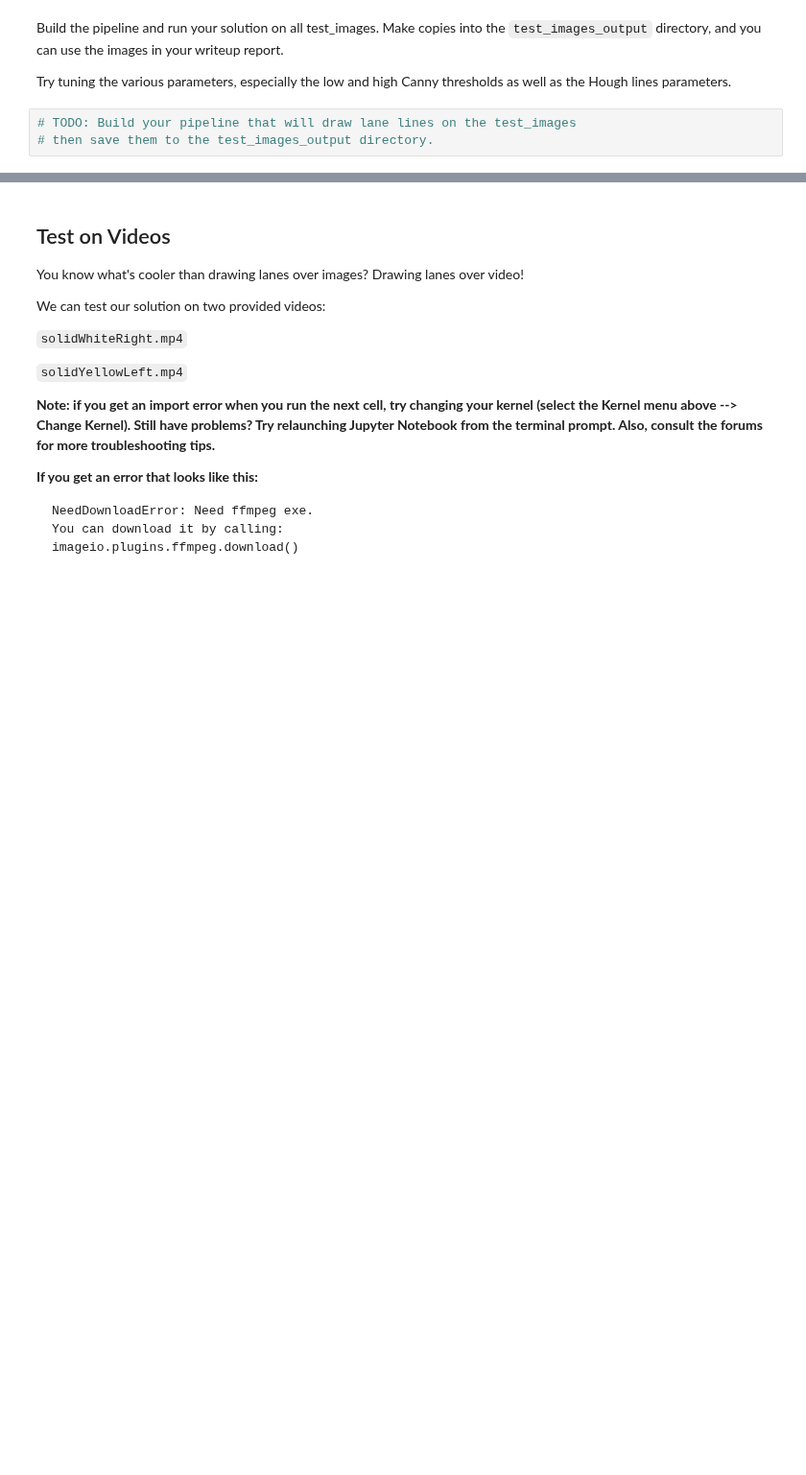
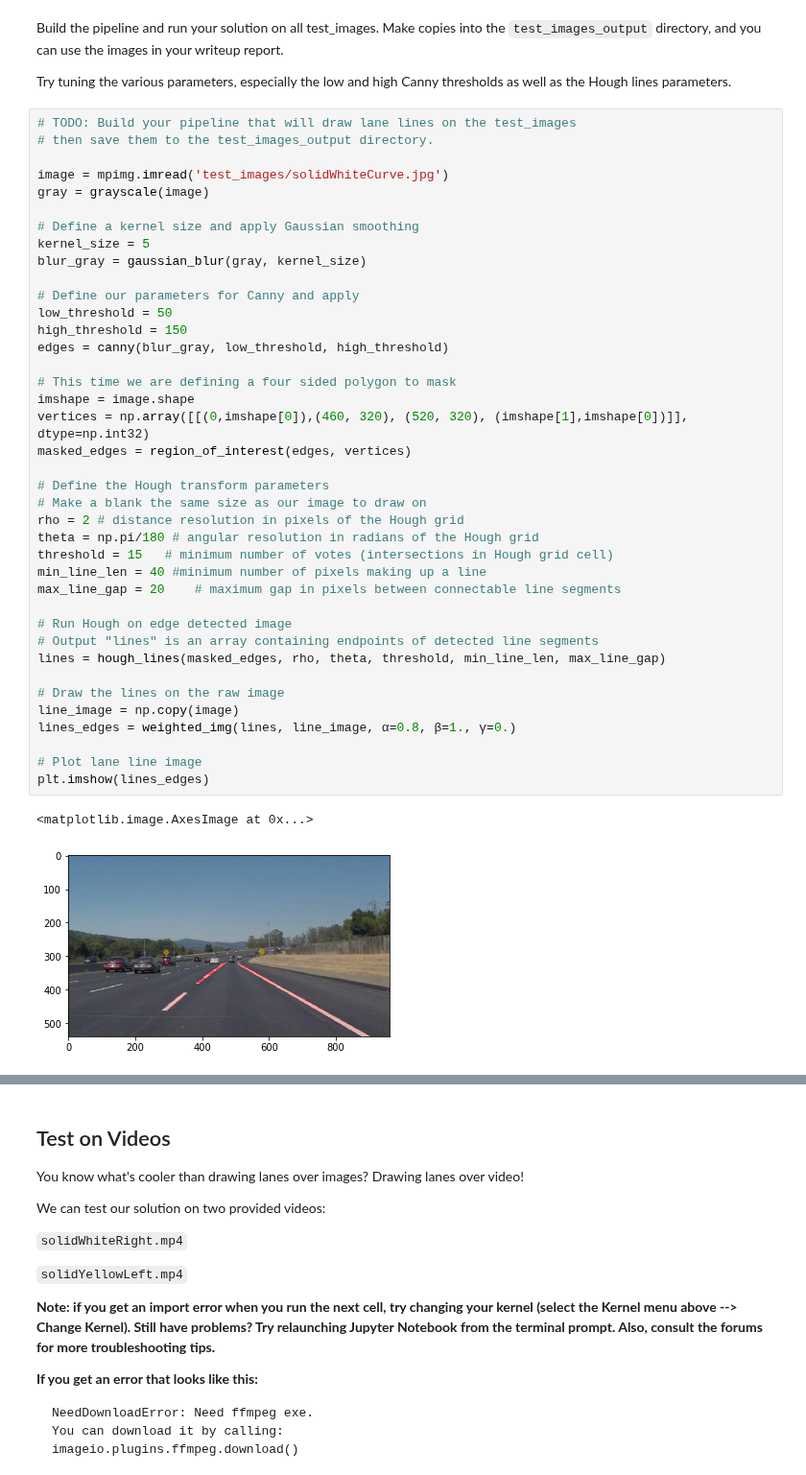
Before and after one commit to udacity/CarND-LaneLines-P1, a Jupyter notebook: P1.ipynb, the cells around one changed output, grey strips where cells are left out. Shown at 96% size. Cells and saved outputs as stored; diff of their text form; blank space fills up the shorter version.

Commit message:
Daily Update
Finish first part of lane finding project

```diff
--- a/P1.ipynb
+++ b/P1.ipynb
@@ -181,6 +192,45 @@ os.listdir("test_images/")
 Build the pipeline and run your solution on all test_images. Make copies into the `test_images_output` directory, and you can use the images in your writeup report.
 
 Try tuning the various parameters, especially the low and high Canny thresholds as well as the Hough lines parameters.
-# %%
-# TODO: Build your pipeline that will draw lane lines on the test_images
-# then save them to the test_images_output directory.
+# %%
+# TODO: Build your pipeline that will draw lane lines on the test_images
+# then save them to the test_images_output directory.
+
+image = mpimg.imread('test_images/solidWhiteCurve.jpg')
+gray = grayscale(image)
+
+# Define a kernel size and apply Gaussian smoothing
+kernel_size = 5
+blur_gray = gaussian_blur(gray, kernel_size)
+
+# Define our parameters for Canny and apply
+low_threshold = 50
+high_threshold = 150
+edges = canny(blur_gray, low_threshold, high_threshold)
+
+# This time we are defining a four sided polygon to mask
+imshape = image.shape
+vertices = np.array([[(0,imshape[0]),(460, 320), (520, 320), (imshape[1],imshape[0])]], dtype=np.int32)
+masked_edges = region_of_interest(edges, vertices)
+
+# Define the Hough transform parameters
+# Make a blank the same size as our image to draw on
+rho = 2 # distance resolution in pixels of the Hough grid
+theta = np.pi/180 # angular resolution in radians of the Hough grid
+threshold = 15   # minimum number of votes (intersections in Hough grid cell)
+min_line_len = 40 #minimum number of pixels making up a line
+max_line_gap = 20    # maximum gap in pixels between connectable line segments
+
+# Run Hough on edge detected image
+# Output "lines" is an array containing endpoints of detected line segments
+lines = hough_lines(masked_edges, rho, theta, threshold, min_line_len, max_line_gap)
+
+# Draw the lines on the raw image
+line_image = np.copy(image)
+lines_edges = weighted_img(lines, line_image, α=0.8, β=1., γ=0.)
+
+# Plot lane line image
+plt.imshow(lines_edges)
+# %% [output]
+<matplotlib.image.AxesImage at 0x...>
+[figure, added]
```
Also changed, not shown: parts of 11 cells of this notebook, 16 other files.
